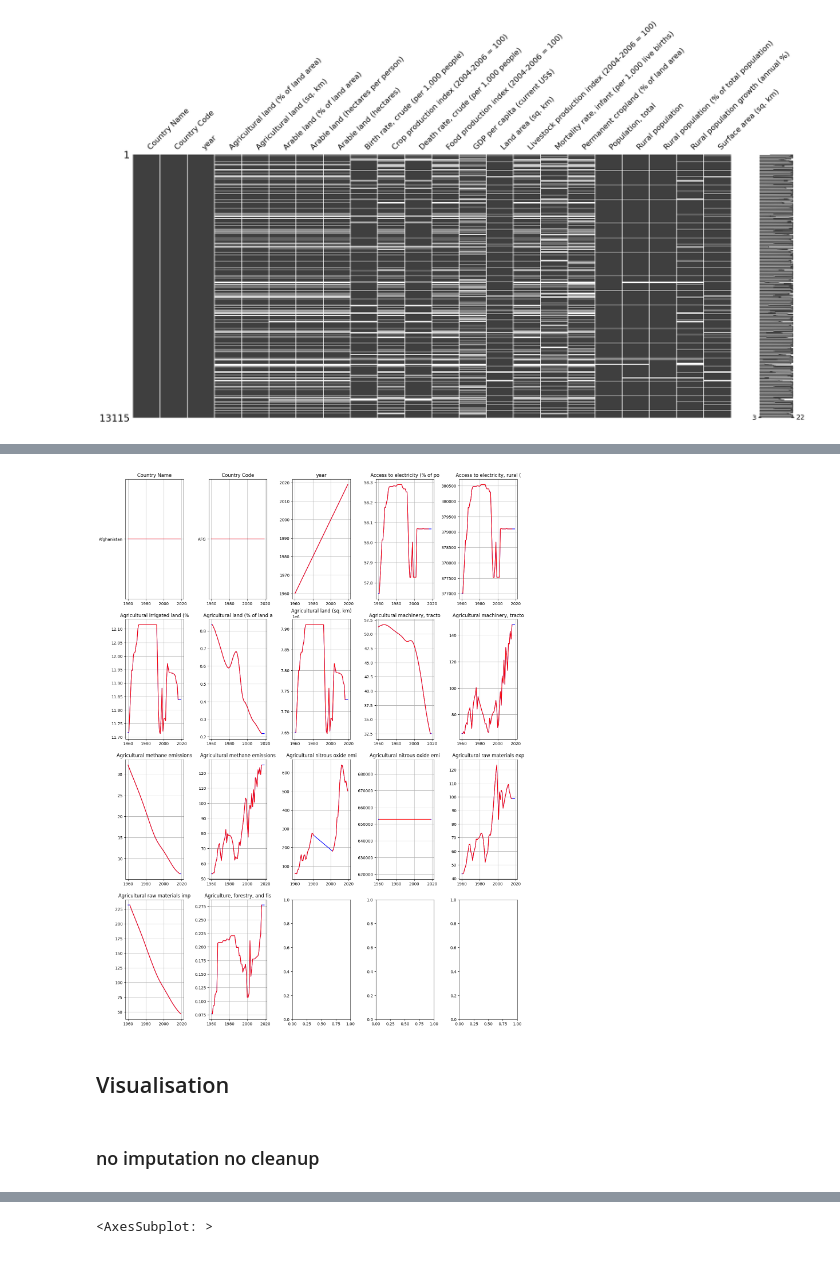
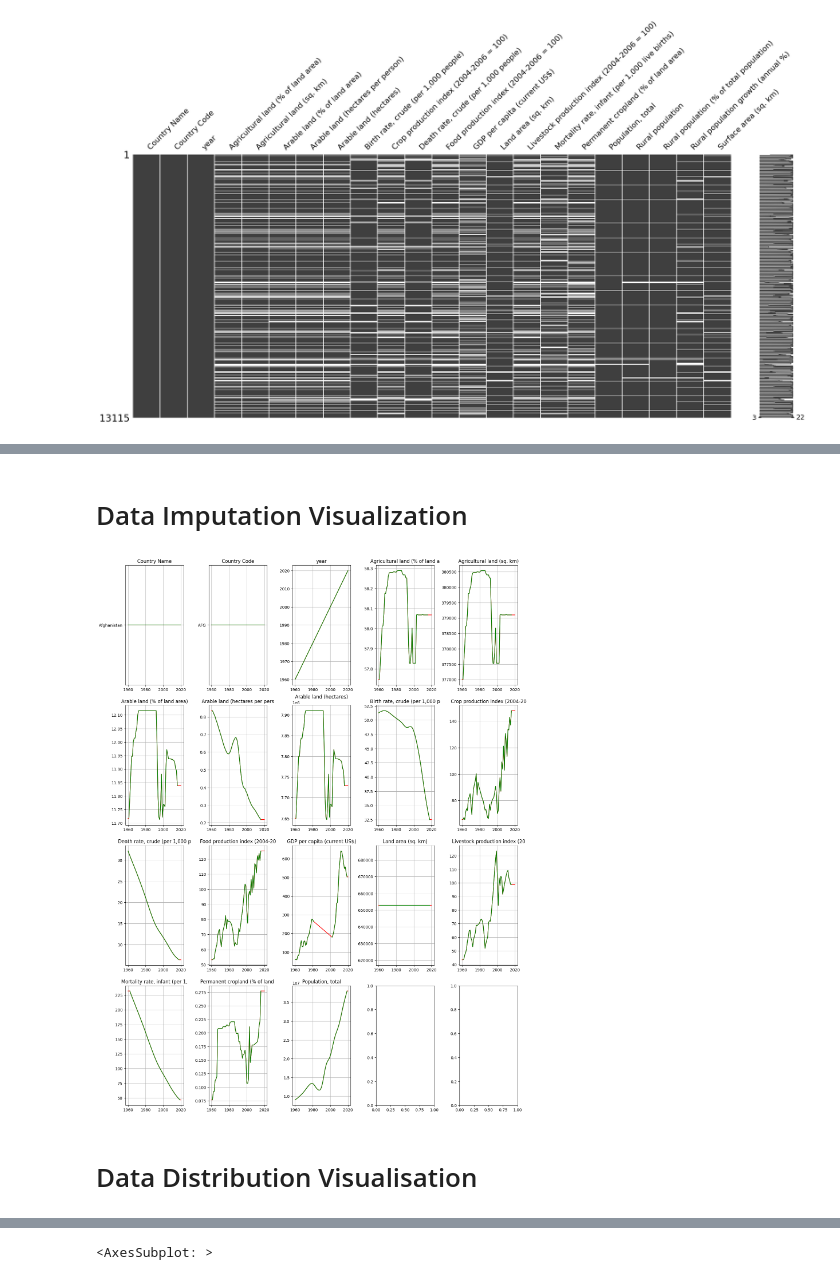
Before and after one commit to hofslu/dataVis, a Jupyter notebook: exOne/development copy.ipynb, the cells around one changed output, grey strips where cells are left out. Saved outputs shown, nothing was run; the diff lists cells and outputs as text; code cells hidden in the pictures.

Commit message:
notebook cleanup

```diff
--- a/exOne/development copy.ipynb
+++ b/exOne/development copy.ipynb
@@ -150,15 +72,8 @@ sample_df.head()
 # %%
-data = sample_df.iloc[:,3:-1].copy()
-
-def myImputation(colm):
+def myImputationFunction(colm):
     sol = colm.interpolate(method='linear')
     sol = sol[::-1]
     sol = sol.interpolate(method='linear')
     sol = sol[::-1]
     colm = sol
     return colm
-
-solution = data.apply(lambda x: myImputation(x), axis=0)
-# data.head()
-df_solution = pd.concat([sample_df.iloc[:,0:3], solution], axis=1, ignore_index=False)
-msno.matrix(df_solution)
@@ -167,0 +80,12 @@ msno.matrix(df_solution)
+# %%
+
+df_imputed = df_selected.copy()
+
+country_names = sorted(list(set(df_imputed["Country Name"])))
+for cn in country_names:
+    selected = df_imputed.loc[df_imputed["Country Name"] == cn,:]
+    solution = df_imputed.loc[df_imputed["Country Name"] == cn,:].apply(lambda x: myImputationFunction(x), axis=0)
+    df_imputed.loc[df_imputed["Country Name"] == cn,:] = solution
+
+msno.matrix(df_imputed.loc[df_imputed["Country Name"] == country_names[0],:])
+msno.matrix(df_imputed)
@@ -168,18 +96,23 @@ msno.matrix(df_solution)
+# %% [markdown]
+# Data Imputation Visualization
 # %%
-x = df_solution.iloc[:,2]
+country = country_names[0]
+df_country_oig = df_selected.loc[df_selected["Country Name"] == country,:]
+df_country_imputed = df_imputed.loc[df_imputed["Country Name"] == country,:]
+
+time = df_country_imputed.iloc[:,2]
+names = df_country_imputed.columns.values
 
 fig, axs = plt.subplots(4,5, figsize=(15,20))
 fig.tight_layout(pad=3.0)
-for i, nam in enumerate(df_solution.iloc[:,3:-1].columns.values):
+for i, nam in enumerate(names[3:-1]):
     ax = axs[i//5, i%5]
     ax.set_title(names[i][0:30])
-    ax.plot(x, df_solution.iloc[:,i], color='blue')
-    ax.plot(x, sample_df.iloc[:,i], color='red')
+    ax.plot(time, df_country_imputed.iloc[:,i], color='red')
+    ax.plot(time, df_country_oig.iloc[:,i], color='green')
     ax.set_axisbelow(True)
     ax.grid()
 # %% [output]
-[figure, old version]
+[figure, new version]
 # %% [markdown]
-## Visualisation
+# Data Distribution Visualisation
-# %% [markdown]
-### no imputation no cleanup
```
Also changed, not shown: parts of 17 cells of this notebook, 1 other file.
